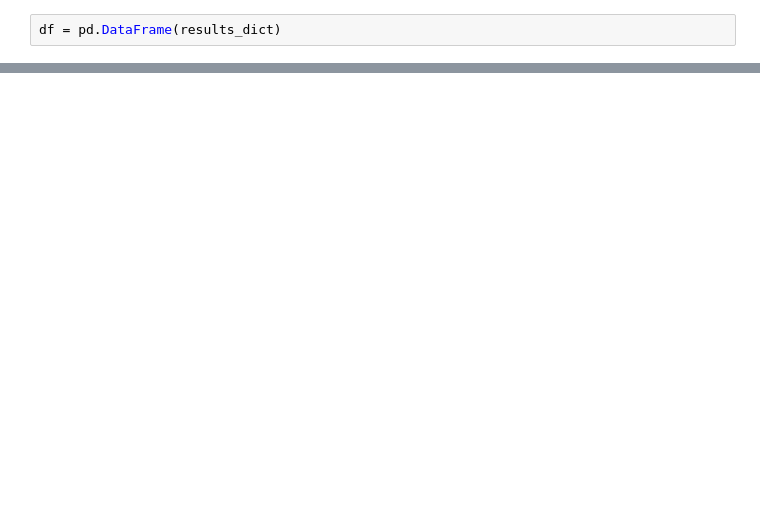
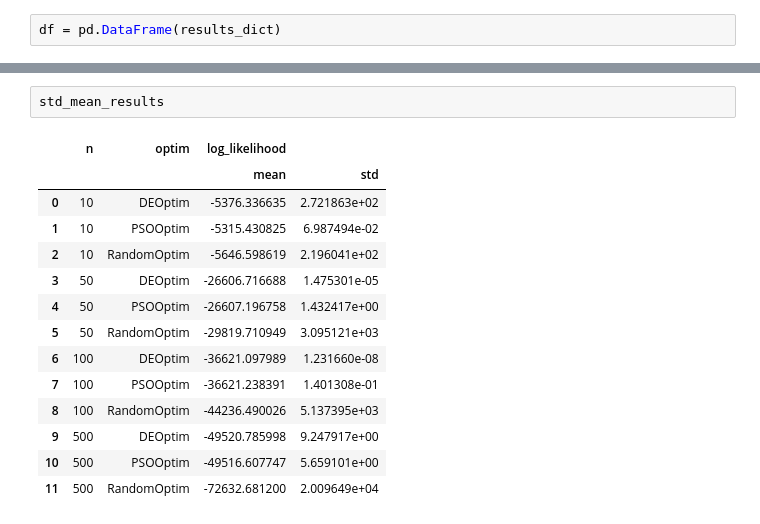
Before and after one commit to PascalKnoll/Investigation-of-Particle-Swarm-Optimization, a Jupyter notebook: AOT_Notbook_TOM.ipynb, the cells around one changed output, grey strips where cells are left out. Saved outputs shown, nothing was run; the diff lists cells and outputs as text; blank space fills up the shorter version.

```diff
--- a/AOT_Notbook_TOM.ipynb
+++ b/AOT_Notbook_TOM.ipynb
@@ -69,0 +174,17 @@ px.line(df, x="n", y="MSE", color="optim")
+# %%
+std_mean_results
+# %% [output]
+|  | n | optim | log_likelihood |  |
+|  |  |  | mean | std |
+| 0 | 10 | DEOptim | -5376.336635 | 2.721863e+02 |
+| 1 | 10 | PSOOptim | -5315.430825 | 6.987494e-02 |
+| 2 | 10 | RandomOptim | -5646.598619 | 2.196041e+02 |
+| 3 | 50 | DEOptim | -26606.716688 | 1.475301e-05 |
+| 4 | 50 | PSOOptim | -26607.196758 | 1.432417e+00 |
+| 5 | 50 | RandomOptim | -29819.710949 | 3.095121e+03 |
+| 6 | 100 | DEOptim | -36621.097989 | 1.231660e-08 |
+| 7 | 100 | PSOOptim | -36621.238391 | 1.401308e-01 |
+| 8 | 100 | RandomOptim | -44236.490026 | 5.137395e+03 |
+| 9 | 500 | DEOptim | -49520.785998 | 9.247917e+00 |
+| 10 | 500 | PSOOptim | -49516.607747 | 5.659101e+00 |
+| 11 | 500 | RandomOptim | -72632.681200 | 2.009649e+04 |
```
Also changed, not shown: parts of 15 cells of this notebook, 7 other files.
